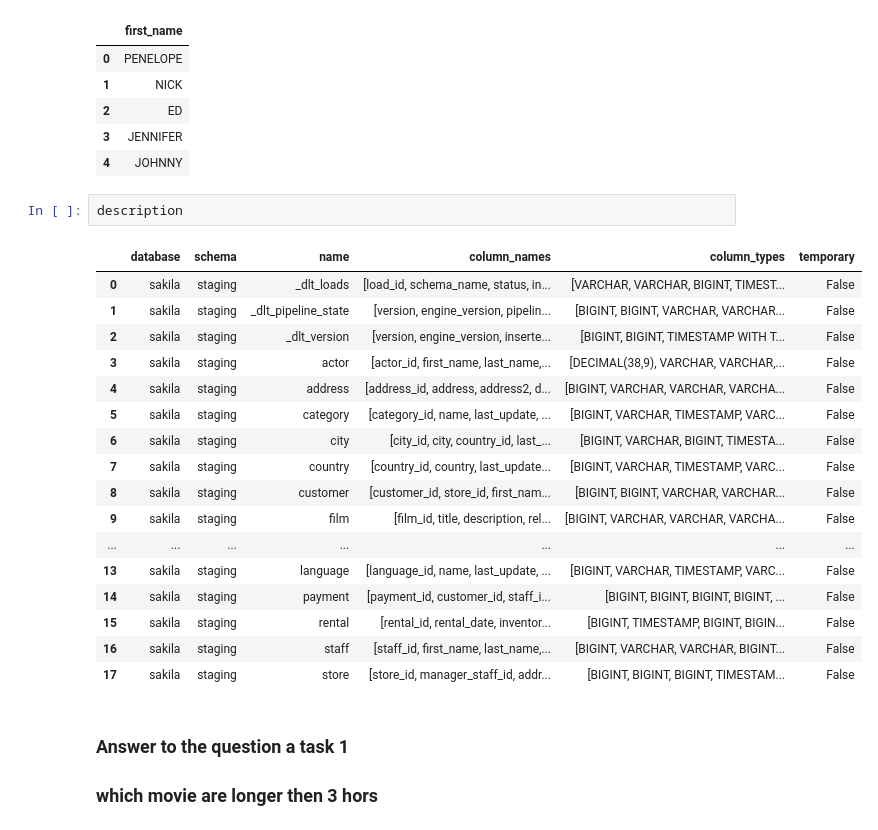
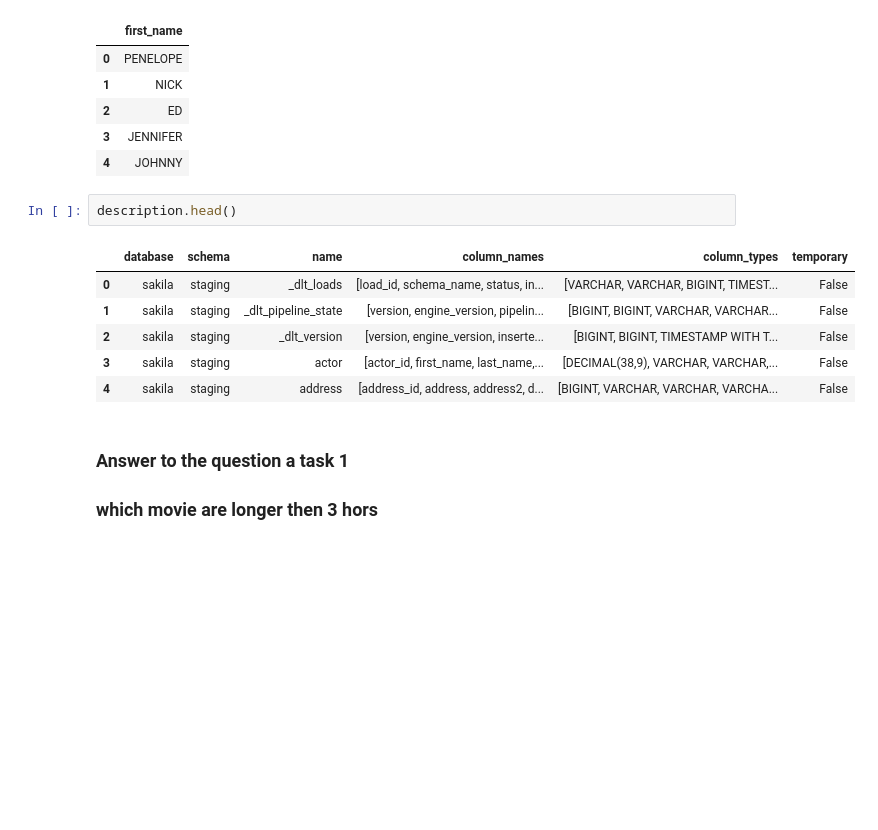
Before and after one commit to Aleex87/sakila_lab_alessandro_abbate, a Jupyter notebook: sql/eda_pandas_duckdb.ipynb, the cells around one changed output. Drawn from its saved outputs; the diff is of its cells as text; blank space fills up the shorter version.

```diff
--- a/sql/eda_pandas_duckdb.ipynb
+++ b/sql/eda_pandas_duckdb.ipynb
@@ -40,25 +40,14 @@ df_actor.head()
 | 3 | JENNIFER |
 | 4 | JOHNNY |
 # %%
-description
+description.head()
 # %% [output]
 |  | database | schema | name | column_names | column_types | temporary |
 | 0 | sakila | staging | _dlt_loads | [load_id, schema_name, status, in... | [VARCHAR, VARCHAR, BIGINT, TIMEST... | False |
 | 1 | sakila | staging | _dlt_pipeline_state | [version, engine_version, pipelin... | [BIGINT, BIGINT, VARCHAR, VARCHAR... | False |
 | 2 | sakila | staging | _dlt_version | [version, engine_version, inserte... | [BIGINT, BIGINT, TIMESTAMP WITH T... | False |
 | 3 | sakila | staging | actor | [actor_id, first_name, last_name,... | [DECIMAL(38,9), VARCHAR, VARCHAR,... | False |
 | 4 | sakila | staging | address | [address_id, address, address2, d... | [BIGINT, VARCHAR, VARCHAR, VARCHA... | False |
-| 5 | sakila | staging | category | [category_id, name, last_update, ... | [BIGINT, VARCHAR, TIMESTAMP, VARC... | False |
-| 6 | sakila | staging | city | [city_id, city, country_id, last_... | [BIGINT, VARCHAR, BIGINT, TIMESTA... | False |
-| 7 | sakila | staging | country | [country_id, country, last_update... | [BIGINT, VARCHAR, TIMESTAMP, VARC... | False |
-| 8 | sakila | staging | customer | [customer_id, store_id, first_nam... | [BIGINT, BIGINT, VARCHAR, VARCHAR... | False |
-| 9 | sakila | staging | film | [film_id, title, description, rel... | [BIGINT, VARCHAR, VARCHAR, VARCHA... | False |
-| ... | ... | ... | ... | ... | ... | ... |
-| 13 | sakila | staging | language | [language_id, name, last_update, ... | [BIGINT, VARCHAR, TIMESTAMP, VARC... | False |
-| 14 | sakila | staging | payment | [payment_id, customer_id, staff_i... | [BIGINT, BIGINT, BIGINT, BIGINT, ... | False |
-| 15 | sakila | staging | rental | [rental_id, rental_date, inventor... | [BIGINT, TIMESTAMP, BIGINT, BIGIN... | False |
-| 16 | sakila | staging | staff | [staff_id, first_name, last_name,... | [BIGINT, VARCHAR, VARCHAR, BIGINT... | False |
-| 17 | sakila | staging | store | [store_id, manager_staff_id, addr... | [BIGINT, BIGINT, BIGINT, TIMESTAM... | False |
 # %% [markdown]
 ### Answer to the question a task 1
 ### which movie are longer then 3 hors
```
Also changed, not shown: parts of 8 cells of this notebook.
